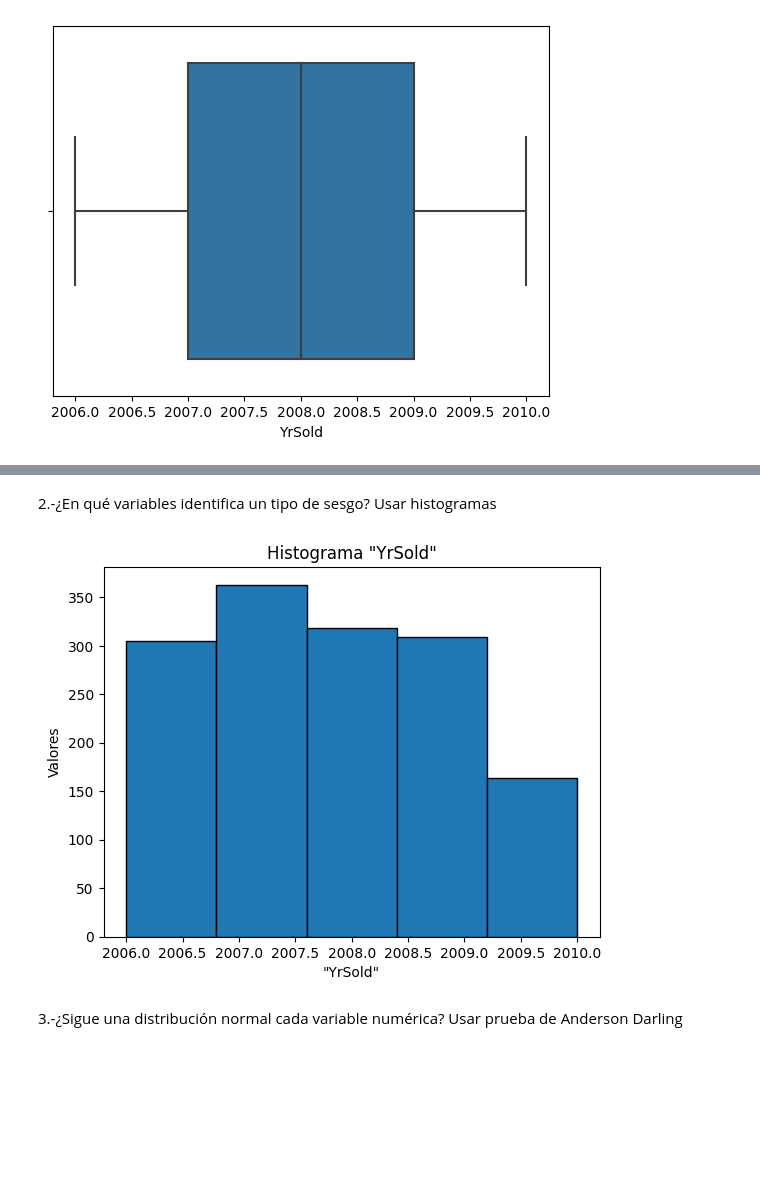
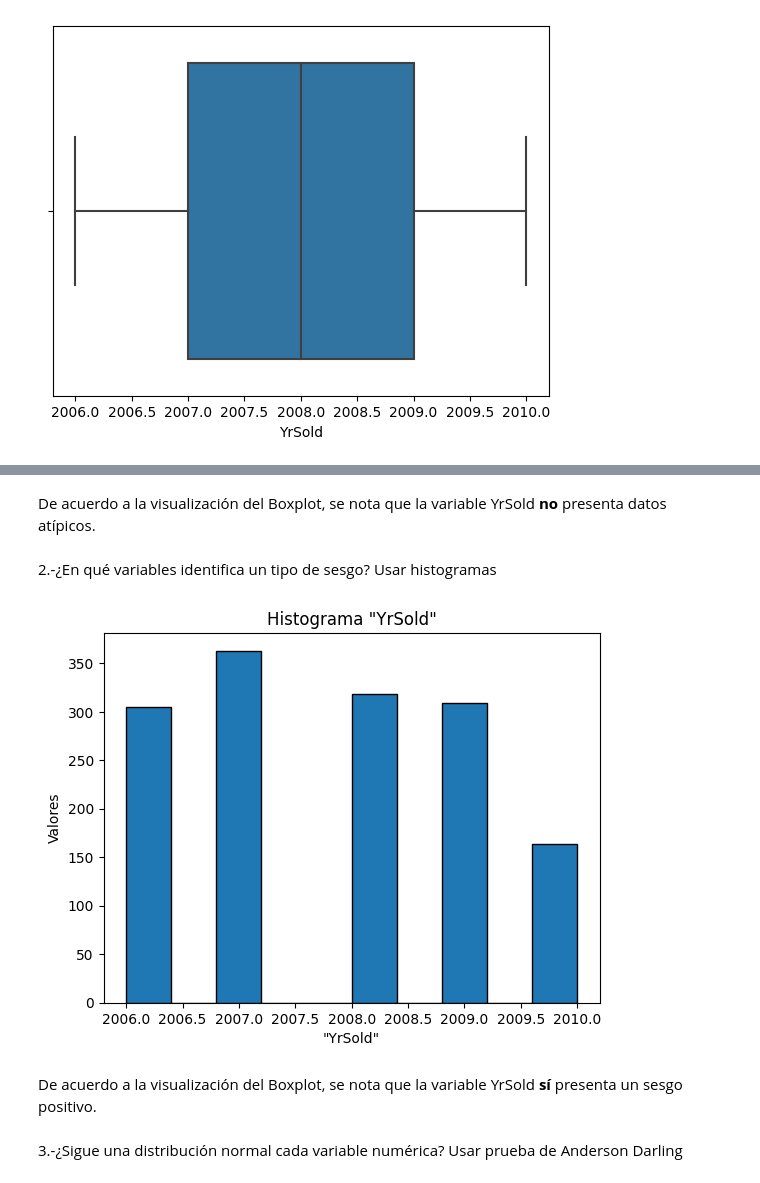
Before and after one commit to gabycor/mavericks_IA, a Jupyter notebook: Comprensión de los datos.ipynb, the cells around one changed output, grey strips where cells are left out. Drawn from its saved outputs; the diff is of its cells as text; code cells hidden in the pictures; blank space fills up the shorter version.

Commit message:
Se generan descripciones de variables
 '3SsnPorch',
 'ScreenPorch',
 'PoolArea',
 'MiscVal',
 'MoSold',
 'YrSold'

```diff
--- a/Comprensión de los datos.ipynb
+++ b/Comprensión de los datos.ipynb
@@ -2276,13 +2290,17 @@ sns.boxplot(x=df["YrSold"])
+# %% [markdown]
+De acuerdo a la visualización del Boxplot, se nota que la variable YrSold <strong>no</strong> presenta datos atípicos.
 # %% [markdown]
 2.-¿En qué variables identifica un tipo de sesgo? Usar histogramas
 # %%
-plt.hist(df["YrSold"], bins=5, edgecolor='black')  # You can adjust the number of bins
+plt.hist(df["YrSold"], edgecolor='black')  # You can adjust the number of bins
 plt.xlabel('"YrSold"')
 plt.ylabel('Valores')
 plt.title('Histograma "YrSold"')
 plt.show()
 # %% [output]
-[figure, old version]
+[figure, new version]
+# %% [markdown]
+De acuerdo a la visualización del Boxplot, se nota que la variable YrSold <strong>sí</strong> presenta un sesgo positivo.
 # %% [markdown]
 3.-¿Sigue una distribución normal cada variable numérica? Usar prueba de Anderson Darling
 # %%
```
Also changed, not shown: parts of 33 cells of this notebook.
